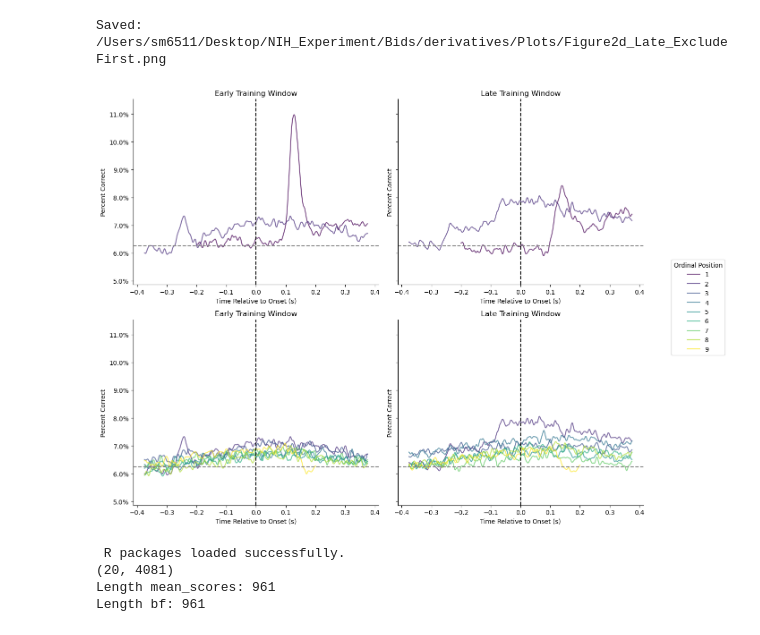
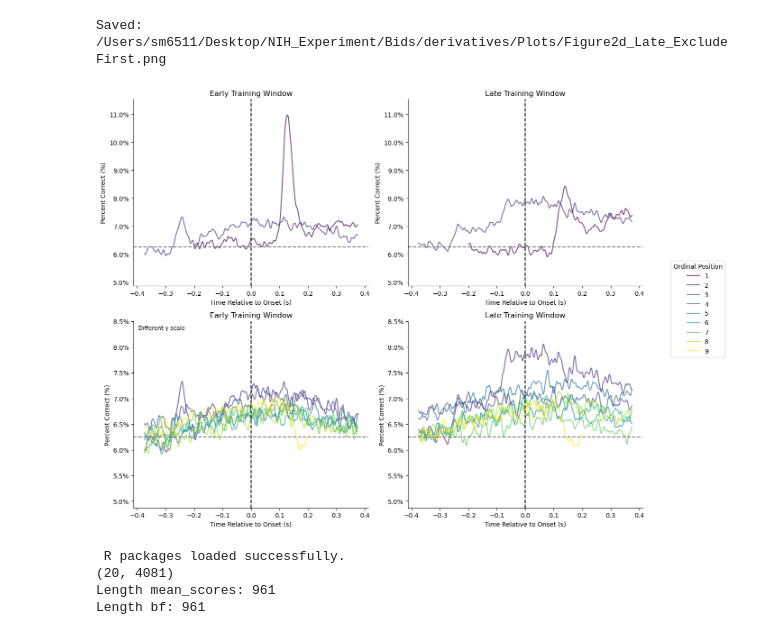
Before and after one commit to sebmonte/Orientation-Imagery, a Jupyter notebook: AnalysisScripts/Step3-CrossDecoding/Step3BDecodingAcrossTimePlots.ipynb, the cells around one changed output. Saved outputs shown, nothing was run; the diff lists cells and outputs as text; code cells hidden in the pictures.

```diff
--- a/AnalysisScripts/Step3-CrossDecoding/Step3BDecodingAcrossTimePlots.ipynb
+++ b/AnalysisScripts/Step3-CrossDecoding/Step3BDecodingAcrossTimePlots.ipynb
@@ -271,7 +271,7 @@ def plot_aligned_to_onset_ax(
 
     ax.set_title(title)
     ax.set_xlabel('Time Relative to Onset (s)')
-    ax.set_ylabel('Percent Correct')
+    ax.set_ylabel('Percent Correct (%)')
 
     if ylim is not None:
         ax.set_ylim(ylim)
@@ -282,7 +282,7 @@ def plot_aligned_to_onset_ax(
 import matplotlib.pyplot as plt
 import os
 
-fig, axes = plt.subplots(2, 2, figsize=(14, 10), sharey=True)
+fig, axes = plt.subplots(2, 2, figsize=(14, 10), sharey=False)
 
 n_positions = group_avgEarly.shape[0]
 colors = plt.cm.viridis(np.linspace(0, 1, n_positions))
@@ -333,40 +333,51 @@ plot_aligned_to_onset_ax(
     ylim=(ymin, ymax)
 )
 handles, labels = axes[0, 0].get_legend_handles_labels()
+axes[1, 0].set_ylim(top=0.085)
+axes[1, 1].set_ylim(top=0.085)
+axes[1,0].text(
+    0.02, 0.98,
+    'Different y-scale',
+    transform=axes[1,0].transAxes,
+    ha='left',
+    va='top',
+    fontsize=9
+)
 
 handles = []
 labels = []
 
 for ax in axes.flatten():
     h, l = ax.get_legend_handles_labels()
     handles.extend(h)
     labels.extend(l)
 
 # remove duplicates
 unique = dict(zip(labels, handles))
 numeric_labels = [str(int(l.split()[-1])) for l in unique.keys()]
 fig.legend(unique.values(), numeric_labels, title = 'Ordinal Position',
            loc='center right', frameon=True)
 
 
 plt.tight_layout(rect=[0, 0, 0.88, 1])
 ax = plt.gca()
-ax.yaxis.set_major_formatter(PercentFormatter(xmax=1, decimals=1))
+for ax in axes.flatten():
+    ax.yaxis.set_major_formatter(PercentFormatter(xmax=1, decimals=1))
 ax.spines['top'].set_visible(False)
 ax.spines['right'].set_visible(False)
 save_path = os.path.join(output_dir, 'Figure2c_OrdinalPositionDecoding.png')
 editable_dir = os.path.join(output_dir, 'editable')
 os.makedirs(editable_dir, exist_ok=True)
 
 plt.savefig(save_path, dpi=300)
 plt.savefig(os.path.join(editable_dir, 'Figure2c_OrdinalPositionDecoding.pdf'),
             bbox_inches='tight')
 plt.savefig(os.path.join(editable_dir, 'Figure2c_OrdinalPositionDecoding.svg'),
             bbox_inches='tight')
 
 plt.show()
 # %% [output]
-[figure, old version]
+[figure, new version]
 # %%
 import rpy2.robjects as ro
 import rpy2.robjects.conversion as conversion
```
Also changed, not shown: 9 other files.
